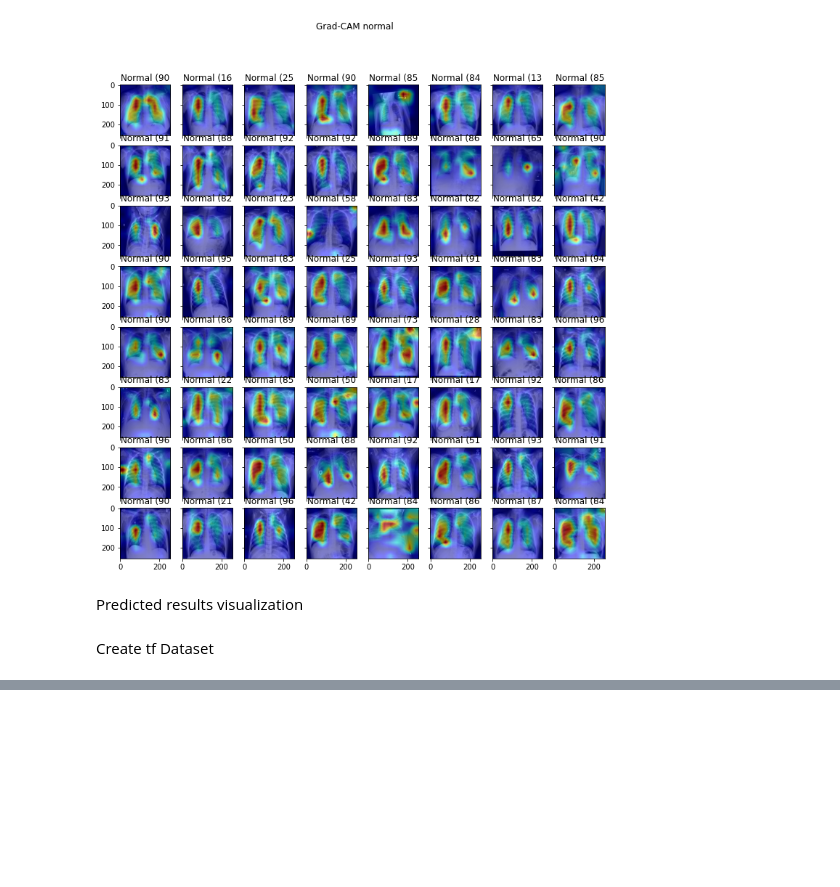
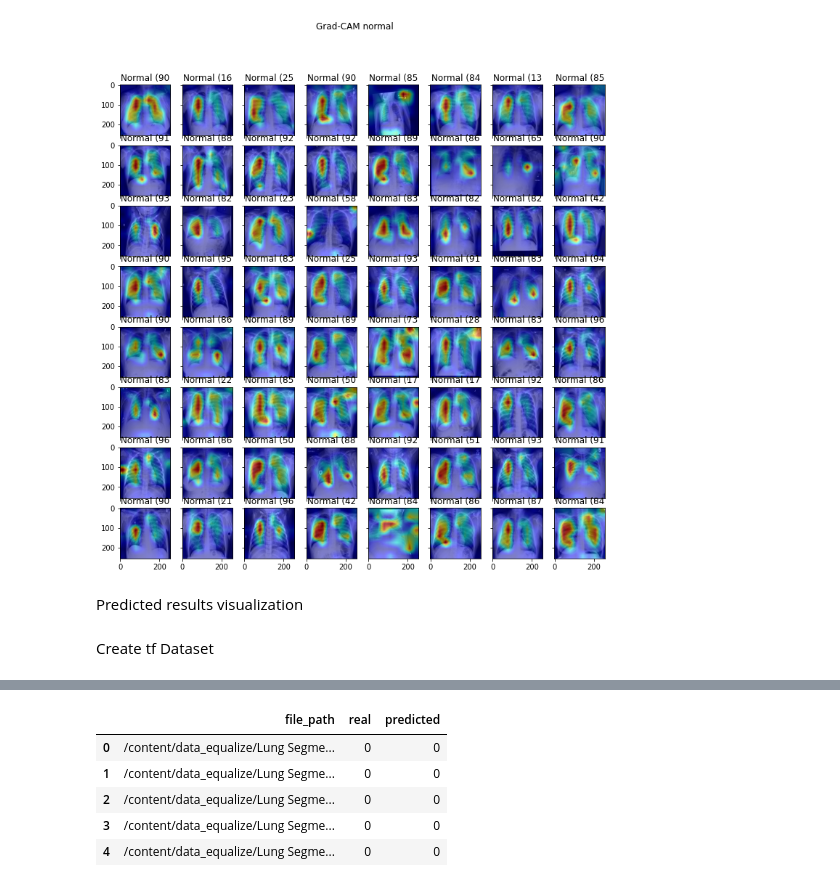
Before and after one commit to luc-perso/covid-19-xRay, a Jupyter notebook: jupyter/cnn_transformer_analyse.ipynb, the cells around one changed output, grey strips where cells are left out. Saved outputs shown, nothing was run; the diff lists cells and outputs as text; code cells hidden in the pictures; blank space fills up the shorter version.

Commit message:
visu results with grad cam

```diff
--- a/jupyter/cnn_transformer_analyse.ipynb
+++ b/jupyter/cnn_transformer_analyse.ipynb
@@ -768,3 +802,25 @@ fig_selected.head()
+# %%
+# fig_selected = results_pd[results_pd['real'] != results_pd['predicted']]
+# fig_title = 'False detection'
+# fig_file_name = 'false_detection'
+
+fig_selected = results_pd[results_pd['real'] == results_pd['predicted']]
+fig_title = 'True detection'
+fig_file_name = 'true_detection'
+
+# fig_selected = results_pd[results_pd['real'] != results_pd['predicted']]
+# fig_selected = fig_selected[fig_selected['real'] == 1]
+# fig_title = 'False Covid detection'
+# fig_file_name = 'false_covid_detection'
+
+fig_selected.head()
+# %% [output]
+|  | file_path | real | predicted |
+| 0 | /content/data_equalize/Lung Segme... | 0 | 0 |
+| 1 | /content/data_equalize/Lung Segme... | 0 | 0 |
+| 2 | /content/data_equalize/Lung Segme... | 0 | 0 |
+| 3 | /content/data_equalize/Lung Segme... | 0 | 0 |
+| 4 | /content/data_equalize/Lung Segme... | 0 | 0 |
 # %%
 n = len(fig_selected)
 nrows = 8
```
Also changed, not shown: parts of 6 cells of this notebook.
